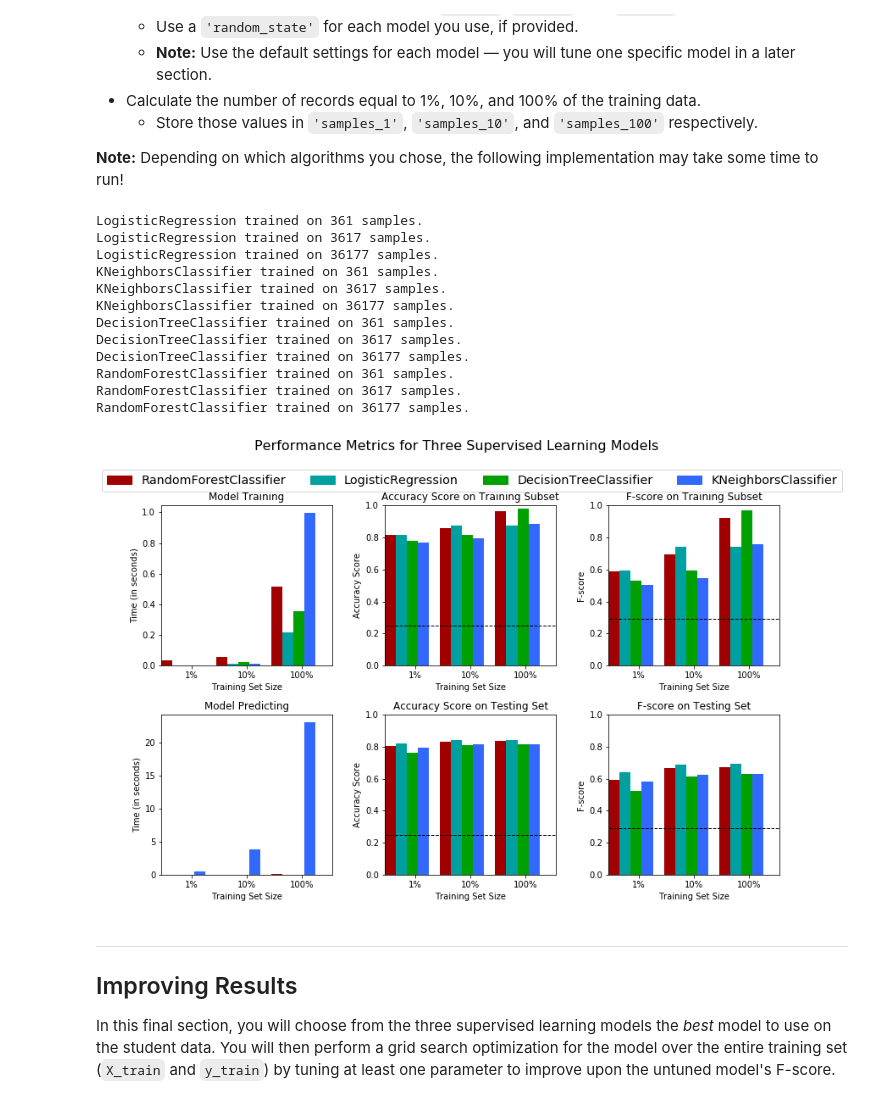
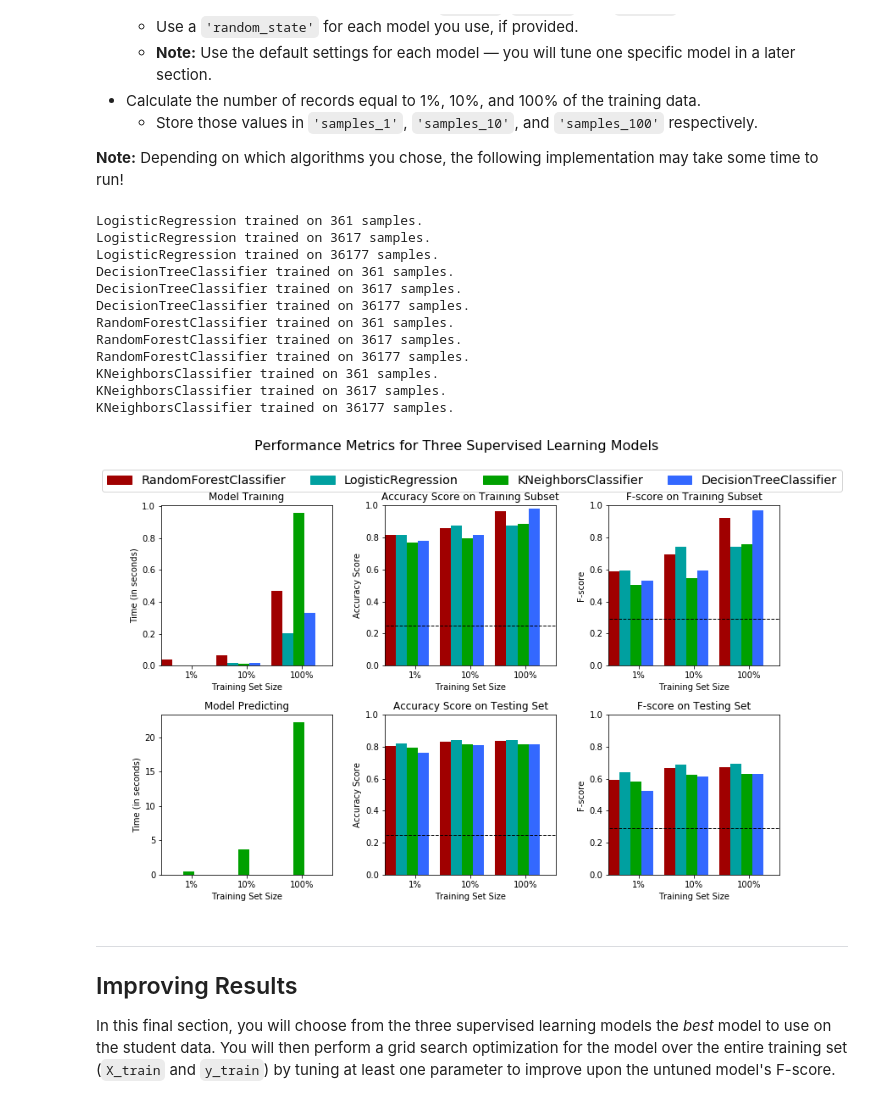
Before and after one commit to lmarkely/charity_ml, a Jupyter notebook: finding_donors.ipynb, the cells around one changed output. Cells and saved outputs as stored; diff of their text form; code cells hidden in the pictures.

```diff
--- a/finding_donors.ipynb
+++ b/finding_donors.ipynb
@@ -476,43 +476,43 @@ from sklearn.tree import DecisionTreeClassifier
 
 # TODO: Initialize the three models
 clf_A = LogisticRegression()
-clf_B = KNeighborsClassifier()
-clf_C = DecisionTreeClassifier(random_state=42)
-clf_D = RandomForestClassifier(random_state=42)
+clf_B = DecisionTreeClassifier(random_state=42)
+clf_C = RandomForestClassifier(random_state=42)
+clf_D = KNeighborsClassifier()
 
 # TODO: Calculate the number of samples for 1%, 10%, and 100% of the training data
 # HINT: samples_100 is the entire training set i.e. len(y_train)
 # HINT: samples_10 is 10% of samples_100
 # HINT: samples_1 is 1% of samples_100
 samples_100 = len(y_train)
 samples_10 = int(0.1 * samples_100)
 samples_1 = int(0.01 * samples_100)
 
 # Collect results on the learners
 results = {}
 for clf in [clf_A, clf_B, clf_C, clf_D]:
     clf_name = clf.__class__.__name__
     results[clf_name] = {}
     for i, samples in enumerate([samples_1, samples_10, samples_100]):
         results[clf_name][i] = \
         train_predict(clf, samples, X_train, y_train, X_test, y_test)
 
 # Run metrics visualization for the three supervised learning models chosen
 vs.evaluate(results, accuracy, fscore)
 # %% [output]
 LogisticRegression trained on 361 samples.
 LogisticRegression trained on 3617 samples.
 LogisticRegression trained on 36177 samples.
-KNeighborsClassifier trained on 361 samples.
-KNeighborsClassifier trained on 3617 samples.
-KNeighborsClassifier trained on 36177 samples.
 DecisionTreeClassifier trained on 361 samples.
 DecisionTreeClassifier trained on 3617 samples.
 DecisionTreeClassifier trained on 36177 samples.
 RandomForestClassifier trained on 361 samples.
 RandomForestClassifier trained on 3617 samples.
 RandomForestClassifier trained on 36177 samples.
+KNeighborsClassifier trained on 361 samples.
+KNeighborsClassifier trained on 3617 samples.
+KNeighborsClassifier trained on 36177 samples.
-[figure, old version]
+[figure, new version]
 # %% [markdown]
 ----
 ## Improving Results
```
Also changed, not shown: parts of 1 cell of this notebook.
